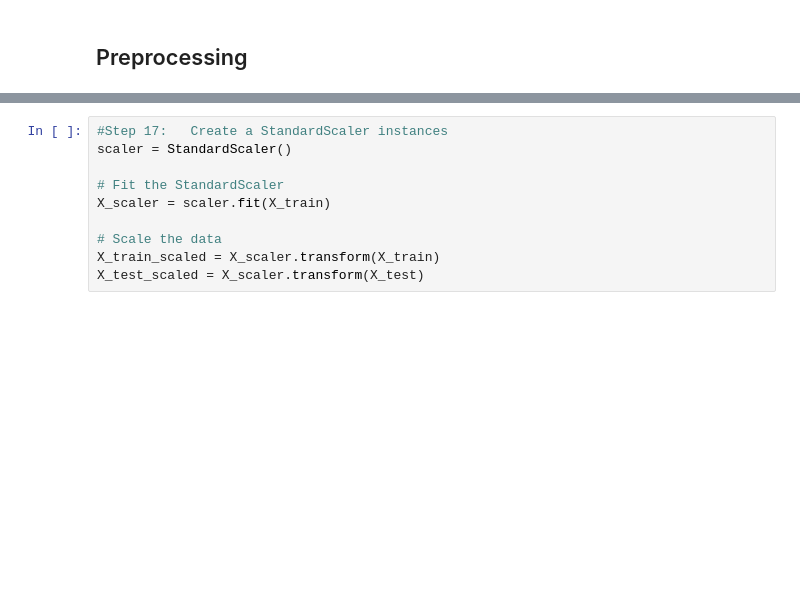
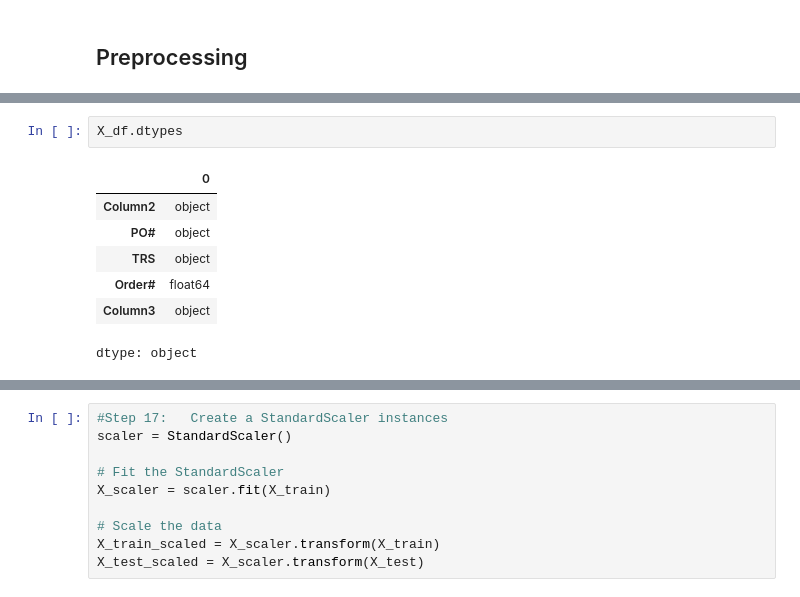
Before and after one commit to pin164/Automated-Expense-Categorization, a Jupyter notebook: Copy_of_Project4.ipynb, the cells around one changed output, grey strips where cells are left out. Drawn from its saved outputs; the diff is of its cells as text; blank space fills up the shorter version.

```diff
--- a/Copy_of_Project4.ipynb
+++ b/Copy_of_Project4.ipynb
@@ -271,0 +66,10 @@ dtype: int64
+# %%
+X_df.dtypes
+# %% [output]
+|  | 0 |
+| Column2 | object |
+| PO# | object |
+| TRS | object |
+| Order# | float64 |
+| Column3 | object |
+dtype: object
```
Also changed, not shown: parts of 22 cells of this notebook.
